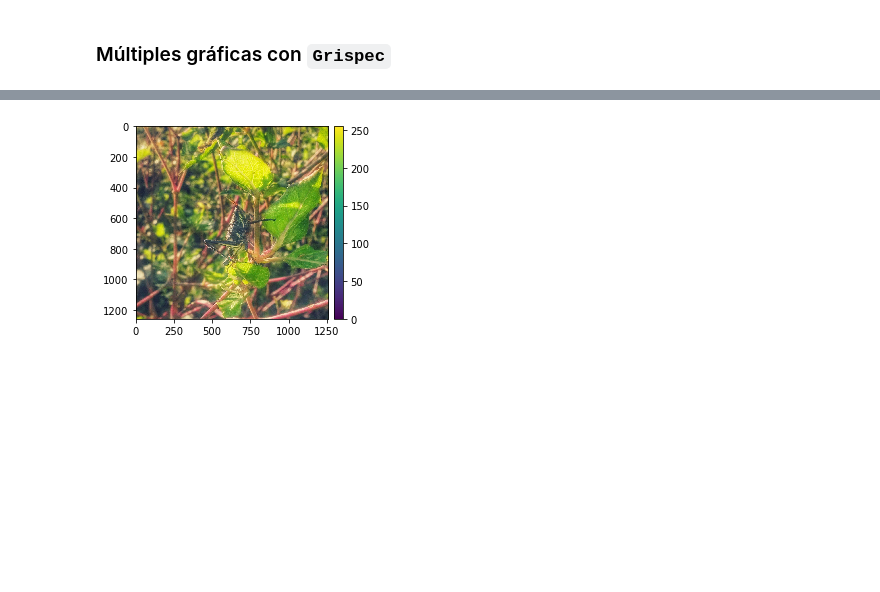
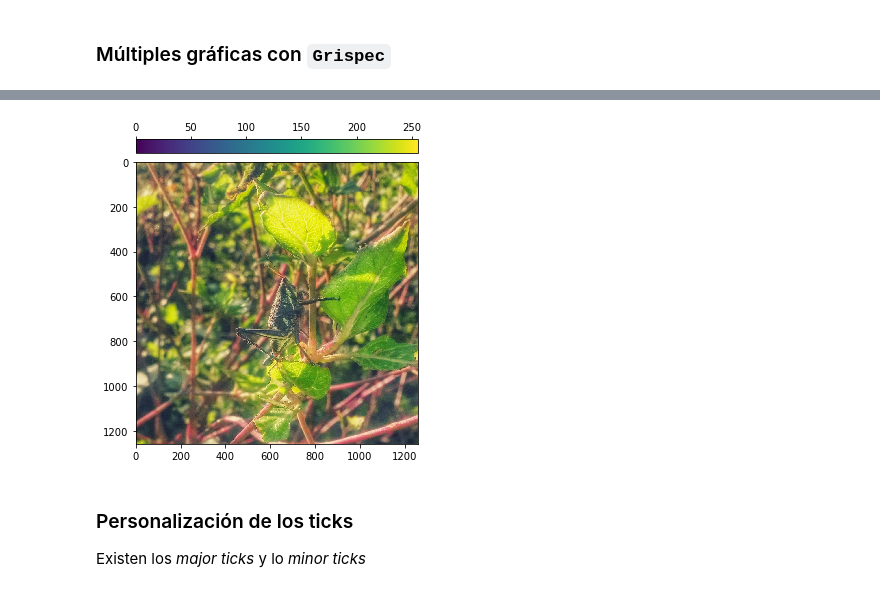
Before and after one commit to luiggix/Python_cero_a_experto, a Jupyter notebook: T17_Matplotlib.ipynb, the cells around one changed output, grey strips where cells are left out. Saved outputs shown, nothing was run; the diff lists cells and outputs as text; code cells hidden in the pictures; blank space fills up the shorter version.

```diff
--- a/T17_Matplotlib.ipynb
+++ b/T17_Matplotlib.ipynb
@@ -388,14 +405,15 @@ plt.tight_layout()
 # %%
-from mpl_toolkits.axes_grid1 import make_axes_locatable
-
-arr = np.arange(100).reshape((10, 10))
-fig = plt.figure(figsize=(4, 4))
+# En el "top" hay que ajustar la orientación y los ticks
+fig = plt.figure(figsize=(5, 5))
 im = plt.imshow(chapulin, interpolation="none")
-
 divider = make_axes_locatable(plt.gca())
-cax = divider.append_axes("right", "5%", pad="3%")
-plt.colorbar(im, cax=cax)
-
+cax = divider.append_axes("top", "5%", pad="3%")
+plt.colorbar(im, cax=cax, orientation='horizontal')
+cax.xaxis.set_ticks_position("top") # Posición de los ticks
 plt.tight_layout()
 # %% [output]
-[figure, old version]
+[figure, new version]
+# %% [markdown]
+### Personalización de los ticks
+
+Existen los *major ticks* y lo *minor ticks*
```
Also changed, not shown: parts of 29 cells of this notebook.
